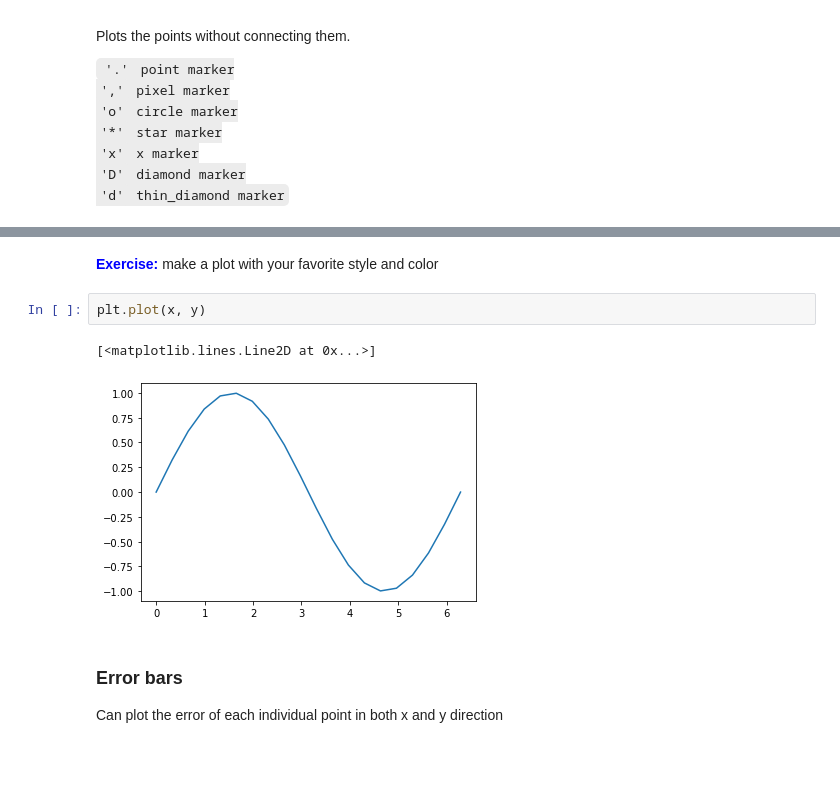
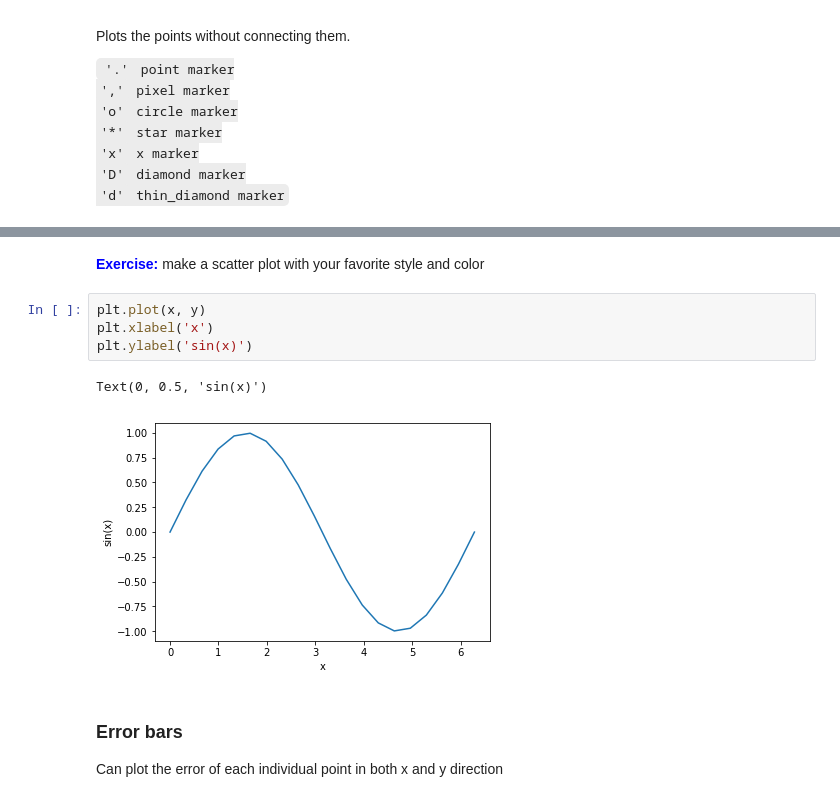
Before and after one commit to svalenti/DLT40PimaSchool.github.io, a Jupyter notebook: notebook/lecture4/lecture4_PIMA_Yize.ipynb, the cells around one changed output, grey strips where cells are left out. Cells and saved outputs as stored; diff of their text form; blank space fills up the shorter version.

```diff
--- a/notebook/lecture4/lecture4_PIMA_Yize.ipynb
+++ b/notebook/lecture4/lecture4_PIMA_Yize.ipynb
@@ -60,12 +78,14 @@ ax[1].plot(x, y, 'o', ms=30, mec='red', color='black', alpha=0.3) #ms: markersiz
 [<matplotlib.lines.Line2D at 0x...>]
 [figure]
 # %% [markdown]
-**<font color='blue'>Exercise:</font>** make a plot with your favorite style and color
+**<font color='blue'>Exercise:</font>** make a scatter plot with your favorite style and color
 # %%
 plt.plot(x, y)
+plt.xlabel('x')
+plt.ylabel('sin(x)')
 # %% [output]
-[<matplotlib.lines.Line2D at 0x...>]
+Text(0, 0.5, 'sin(x)')
-[figure, old version]
+[figure, new version]
 # %% [markdown]
 ### Error bars
 Can plot the error of each individual point in both x and y direction
```
Also changed, not shown: parts of 30 cells of this notebook.
